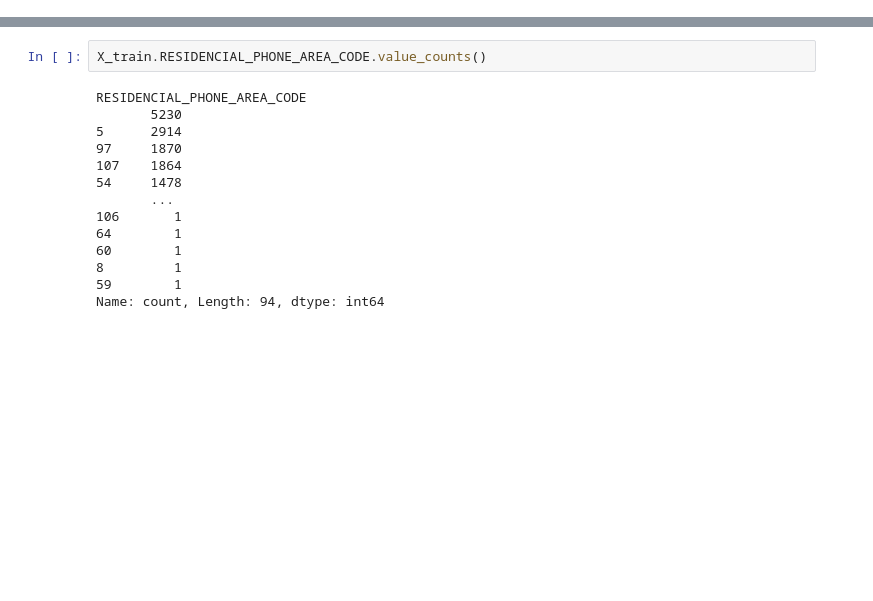
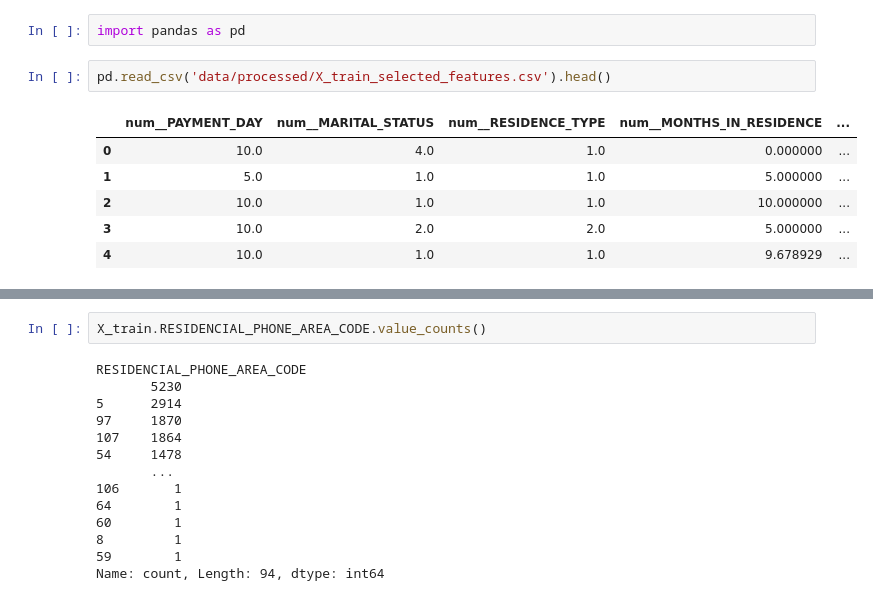
Before and after one commit to alkimer/CreditRiskAnalysisProject, a Jupyter notebook: 2.0-ag-features-selection.ipynb, the cells around one changed output, grey strips where cells are left out. Drawn from its saved outputs; the diff is of its cells as text; blank space fills up the shorter version.

```diff
--- a/2.0-ag-features-selection.ipynb
+++ b/2.0-ag-features-selection.ipynb
@@ -12,0 +27,11 @@ from sklearn.metrics import classification_report
+# %%
+import pandas as pd
+# %%
+pd.read_csv('data/processed/X_train_selected_features.csv').head()
+# %% [output]
+|  | num__PAYMENT_DAY | num__MARITAL_STATUS | num__RESIDENCE_TYPE | num__MONTHS_IN_RESIDENCE | ... |
+| 0 | 10.0 | 4.0 | 1.0 | 0.000000 | ... |
+| 1 | 5.0 | 1.0 | 1.0 | 5.000000 | ... |
+| 2 | 10.0 | 1.0 | 1.0 | 10.000000 | ... |
+| 3 | 10.0 | 2.0 | 2.0 | 5.000000 | ... |
+| 4 | 10.0 | 1.0 | 1.0 | 9.678929 | ... |
```
Also changed, not shown: parts of 10 cells of this notebook, 4 other files.
